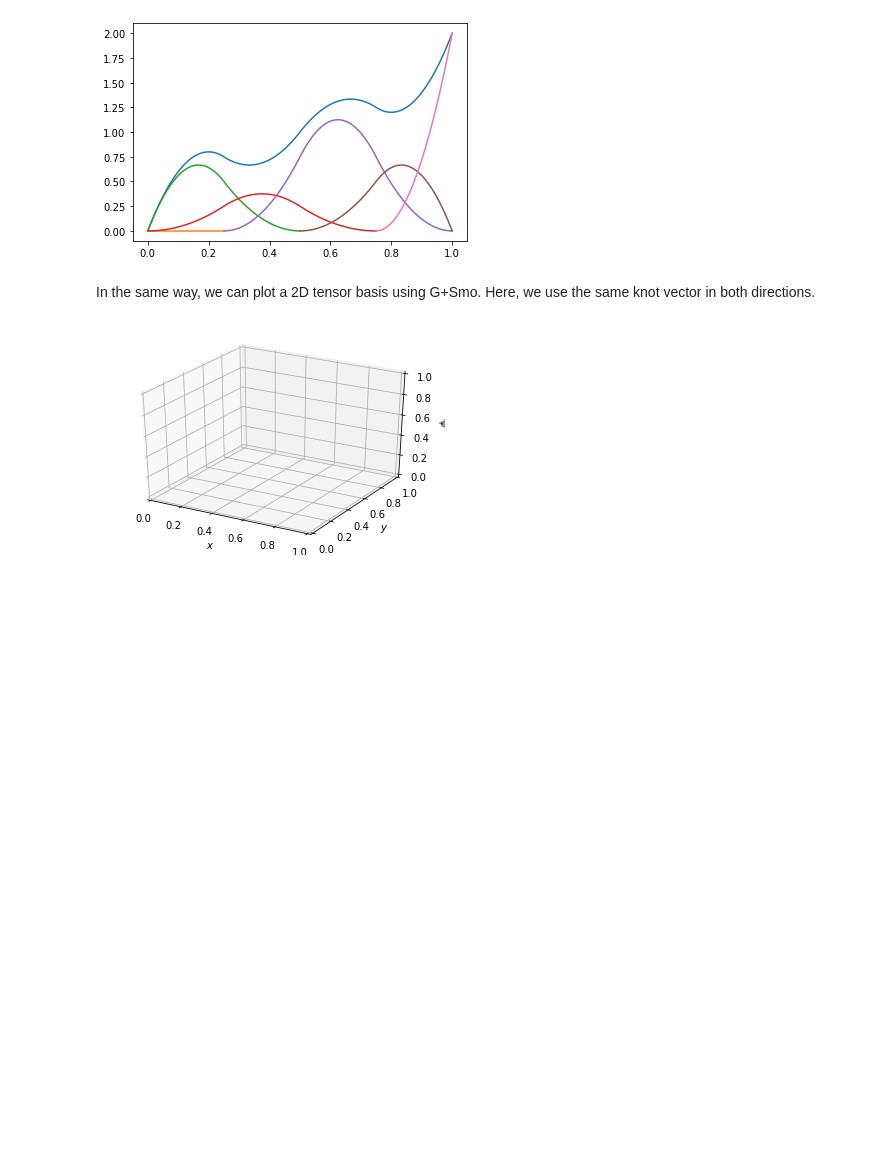
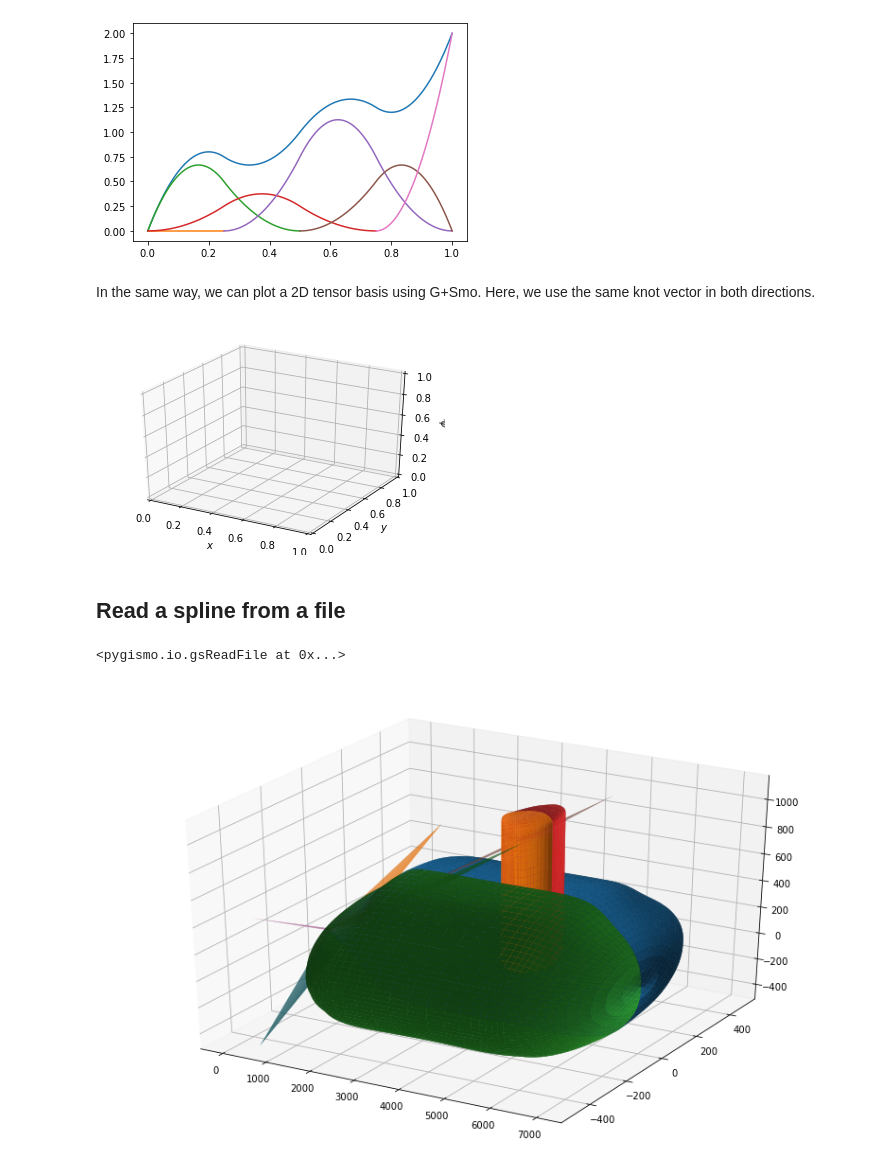
Before and after one commit to gismo/gsKLShell, a Jupyter notebook: python_examples/example_spline.ipynb, the cells around one changed output. Drawn from its saved outputs; the diff is of its cells as text; code cells hidden in the pictures; blank space fills up the shorter version.

```diff
--- a/python_examples/example_spline.ipynb
+++ b/python_examples/example_spline.ipynb
@@ -143,3 +156,36 @@ for i in range(0,basis2d.size()):
     time.sleep(0.2)
 # %% [output]
 [figure]
+# %% [markdown]
+## Read a spline from a file
+# %%
+mp = gs.core.gsMultiPatch()
+gs.io.gsReadFile(os.path.join(gismo_path , "filedata/3dm/BB2_clean.3dm"),mp)
+# %% [output]
+<pygismo.io.gsReadFile at 0x...>
+# %%
+nx = ny = 100
+x = np.linspace(0, 1, nx)
+
+y = np.linspace(0, 1, ny)
+
+xv, yv = np.meshgrid(x,y,indexing='xy')
+pts = np.stack((xv.flatten(),yv.flatten()))
+
+# creating figure
+fig = plt.figure(figsize =(14, 9))
+ax = fig.gca(projection='3d')
+for p in range(0,mp.nPatches()):
+    geom = mp.patch(p).eval(pts)
+    x = geom[0,:].reshape(nx,ny)
+    y = geom[1,:].reshape(nx,ny)
+    z = geom[2,:].reshape(nx,ny)
+
+
+    # creating the plot
+    plot = ax.plot_surface(x,y,z)
+
+# displaying the plot
+plt.show()
+# %% [output]
+[figure, added]
```
Also changed, not shown: parts of 2 cells of this notebook, 6 other files.
